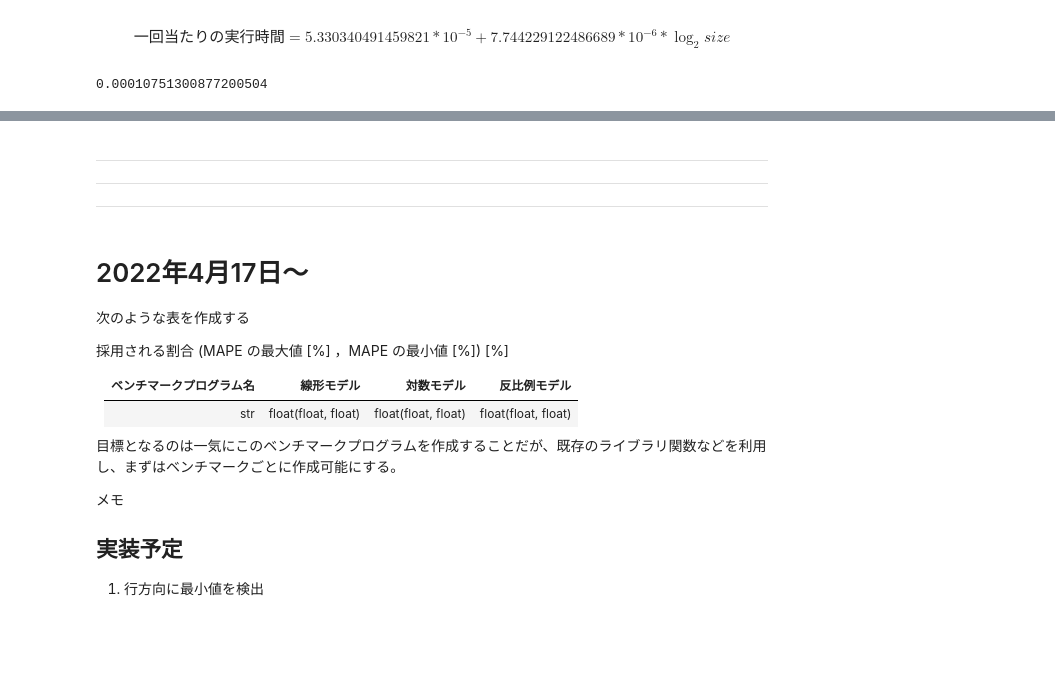
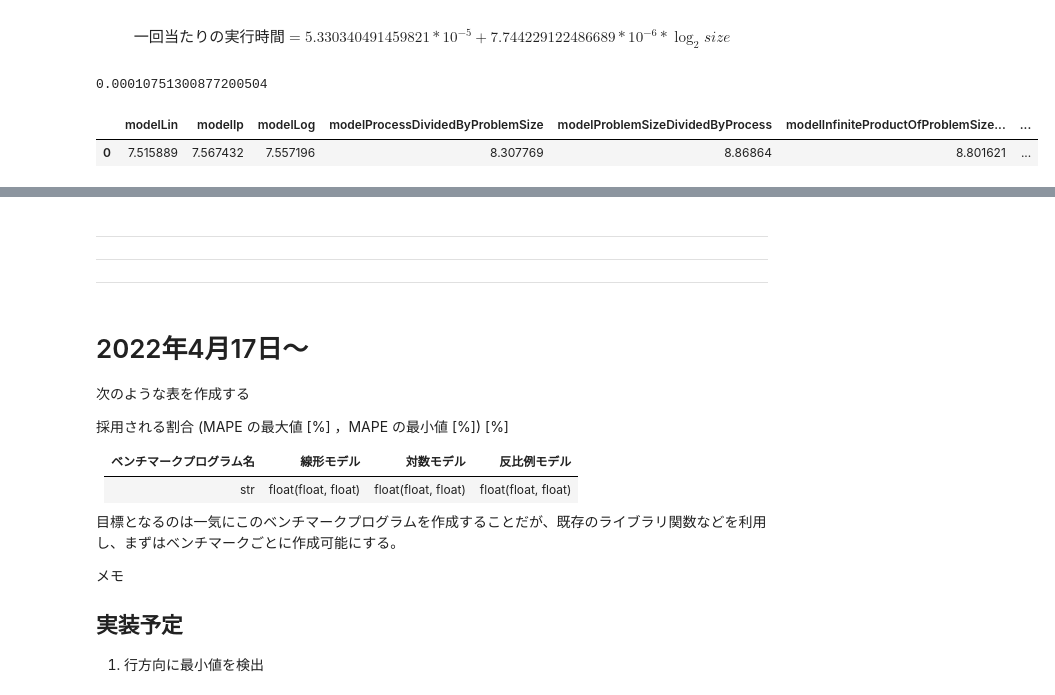
Before and after one commit to arima0714/Lab00, a Jupyter notebook: testing_pub.ipynb, the cells around one changed output, grey strips where cells are left out. Drawn from its saved outputs; the diff is of its cells as text; code cells hidden in the pictures; blank space fills up the shorter version.

```diff
--- a/testing_pub.ipynb
+++ b/testing_pub.ipynb
@@ -120,3 +120,17 @@ trainDF_lulesh
 | 4798 | 30 | 0.0 | 0.000443 | 0.000443 | 1.000000 | 0.000 | MPI_Comm_size() | 343 | 128 | 64 | ... |
 | 4799 | 31 | 0.0 | 0.000283 | 0.000283 | 0.002915 | 0.000 | void_VerifyAndWriteFinalOutput(Re... | 343 | 128 | 64 | ... |
 4800 rows × 11 columns
+# %%
+testDF_lulesh: pd.DataFrame = return_rawDF_lulesh(
+    list_process = test_lulesh_processes,
+    list_iteration = test_lulesh_iterations,
+    list_size = test_lulesh_sizes,
+    csvDir=csvDirPath,
+)
+
+testDF_lulesh["InclusivePerCall"] = -1
+testDF_lulesh = testDF_lulesh.reset_index()
+for i, sr in testDF_lulesh.iterrows():
+    testDF_lulesh.at[i, "InclusivePerCall"] = convertPprofTime(
+    sr["Inclusive"]) / float(sr["#Call"])
+testDF_lulesh
@@ -139,6 +171,7 @@ for functionName in functionNames:
 
 functionName
 trainDF_perFunc: pd.DataFrame = trainDF_lulesh[trainDF_lulesh["Name"] == functionName]
+testDF_perFunc :pd.DataFrame = testDF_lulesh[testDF_lulesh["Name"] == functionName]
 
 expVar: list[str] = ["process", "iteration", "size"]
 resVar: str
@@ -224,3 +257,70 @@ $$ 一回当たりの実行時間 = 5.330340491459821*10^{-5} + 7.74422912248668
 print(5.330340491459821*10**(-5) + 7.744229122486689*10**(-6) * np.log2(test_lulesh_sizes[0]))
 # %% [output]
 0.00010751300877200504
+# %%
+# 関数コール回数予測のためのモデルを構築
+result_series_list: list[pd.DataFrame] = []
+
+list_modelName: list[str] = [
+    "modelIp",
+    "modelLog",
+    "modelLinAndIp",
+    "modelLinAndLog",
+    "modelIpAndLin",
+    "modelIpAndLog",
+    "modelLogAndLin",
+    "modelLogAndIp",
+    "modelProcessDividedByProblemSize",
+    "modelProblemSizeDividedByProcess",
+    "modelInfiniteProductOfProblemSizeMultipliedByProcesses",
+    "modelInfiniteProductOfProblemSizeDividedByProcesses",
+    "modelLinearSumOf2elementCombination",
+    "modelLinearSumOfElementCombinations",
+    "modelLinearSumOf2elementCombinationWithSquared",
+    "modelLinearSumOf2elementCombinationWithCubed",
+    "modelSquareRootOfProcess",
+    "modelSquareRootTimesOtherElems",
+    "modelObeyOneParameter",
+    "modelLin"
+    # "modelBasicTree",
+]
+
+trainDF_perFunc = trainDF_perFunc.rename({"Name":"functionName"}, axis="columns")
+testDF_perFunc = testDF_perFunc.rename({"Name":"functionName"}, axis="columns")
+
+models = Models(
+    inputDF = trainDF_perFunc,
+    expVarColNames = expVar,
+    resVarColNames = [resVar],
+    targetDF=None,
+    modelNames = list_modelName,
+)
+
+models.setUpDataBeforeCalcLr()
+models.calcLr()
+models.calcMAPE()
+
+
+dictCalcedMAPE = models.returnCalculatedMAPE()
+for key in dictCalcedMAPE.keys():
+    dictCalcedMAPE[key] = float(dictCalcedMAPE[key])
+dict_for_series: dict = copy.deepcopy(dictCalcedMAPE)
+dict_for_series["functionName"] = functionName
+
+series :pd.Series = pd.Series(dict_for_series)
+result_series_list.append(series)
+
+resultDF: pd.DataFrame = pd.DataFrame(result_series_list)
+resultDF = addLowestMAPEColumn(
+    inputDF=resultDF, model_name_list=list_modelName, version=2
+)
+resultDF_after = addLowestMAPEsModelNameColumn(
+    inputDF=resultDF, model_name_list=list_modelName, version=2
+)
+
+
+
+resultDF_after
+# %% [output]
+|  | modelLin | modelIp | modelLog | modelProcessDividedByProblemSize | modelProblemSizeDividedByProcess | modelInfiniteProductOfProblemSize... | ... |
+| 0 | 7.515889 | 7.567432 | 7.557196 | 8.307769 | 8.86864 | 8.801621 | ... |
```
Also changed, not shown: parts of 4 cells of this notebook.
